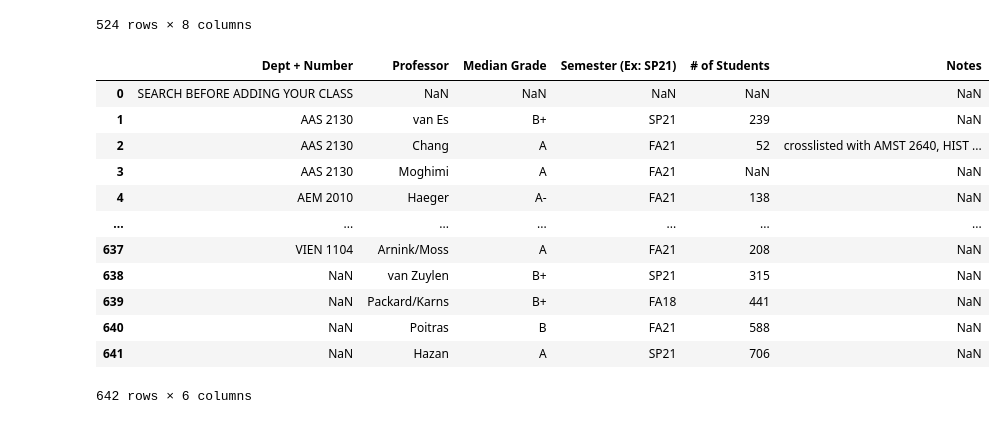
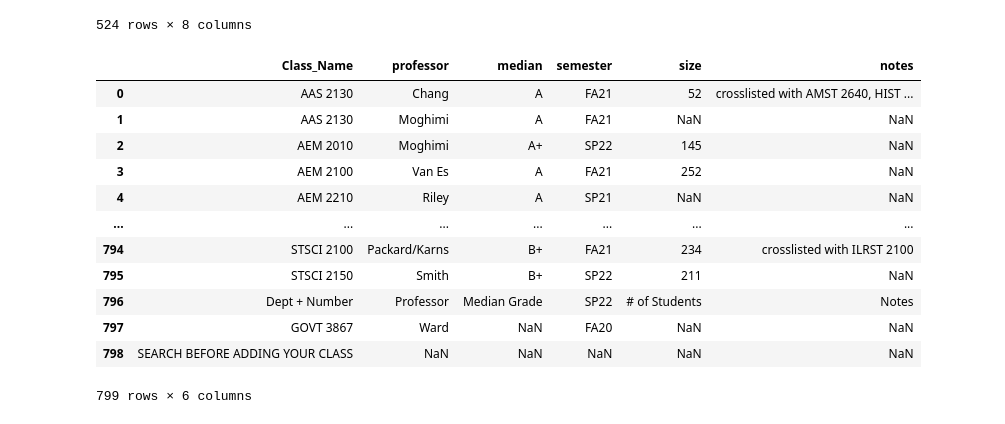
Before and after one commit to CornellDataScience/Class-Visualizer, a Jupyter notebook: Class-Visualizer.ipynb, the cells around one changed output. Saved outputs shown, nothing was run; the diff lists cells and outputs as text; code cells hidden in the pictures.

```diff
--- a/Class-Visualizer.ipynb
+++ b/Class-Visualizer.ipynb
@@ -109,21 +109,21 @@ median_grades
 | 523 | 0 | SEARCH BEFORE ADDING YOUR CLASS | NaN | NaN | NaN | NaN | NaN | ... |
 524 rows × 8 columns
 # %%
-median_grades_v2 = pd.read_csv("Cornell_Median_Grades_v2.csv")
+median_grades_v2 = pd.read_csv("Cornell_Median_Grades.csv", names = ["Class_Name", "professor", "median", "semester", "size","notes"])
 median_grades_v2
 # %% [output]
-|  | Dept + Number | Professor | Median Grade | Semester (Ex: SP21) | # of Students | Notes |
-| 0 | SEARCH BEFORE ADDING YOUR CLASS | NaN | NaN | NaN | NaN | NaN |
-| 1 | AAS 2130 | van Es | B+ | SP21 | 239 | NaN |
-| 2 | AAS 2130 | Chang | A | FA21 | 52 | crosslisted with AMST 2640, HIST ... |
-| 3 | AAS 2130 | Moghimi | A | FA21 | NaN | NaN |
-| 4 | AEM 2010 | Haeger | A- | FA21 | 138 | NaN |
+|  | Class_Name | professor | median | semester | size | notes |
+| 0 | AAS 2130 | Chang | A | FA21 | 52 | crosslisted with AMST 2640, HIST ... |
+| 1 | AAS 2130 | Moghimi | A | FA21 | NaN | NaN |
+| 2 | AEM 2010 | Moghimi | A+ | SP22 | 145 | NaN |
+| 3 | AEM 2100 | Van Es | A | FA21 | 252 | NaN |
+| 4 | AEM 2210 | Riley | A | SP21 | NaN | NaN |
 | ... | ... | ... | ... | ... | ... | ... |
-| 637 | VIEN 1104 | Arnink/Moss | A | FA21 | 208 | NaN |
-| 638 | NaN | van Zuylen | B+ | SP21 | 315 | NaN |
-| 639 | NaN | Packard/Karns | B+ | FA18 | 441 | NaN |
-| 640 | NaN | Poitras | B | FA21 | 588 | NaN |
-| 641 | NaN | Hazan | A | SP21 | 706 | NaN |
+| 794 | STSCI 2100 | Packard/Karns | B+ | FA21 | 234 | crosslisted with ILRST 2100 |
+| 795 | STSCI 2150 | Smith | B+ | SP22 | 211 | NaN |
+| 796 | Dept + Number | Professor | Median Grade | SP22 | # of Students | Notes |
+| 797 | GOVT 3867 | Ward | NaN | FA20 | NaN | NaN |
+| 798 | SEARCH BEFORE ADDING YOUR CLASS | NaN | NaN | NaN | NaN | NaN |
-642 rows × 6 columns
+799 rows × 6 columns
 # %%
 #UPDATE THIS IF NEEDED WHEN RE RUN
```
Also changed, not shown: parts of 14 cells of this notebook, 13 other files.
